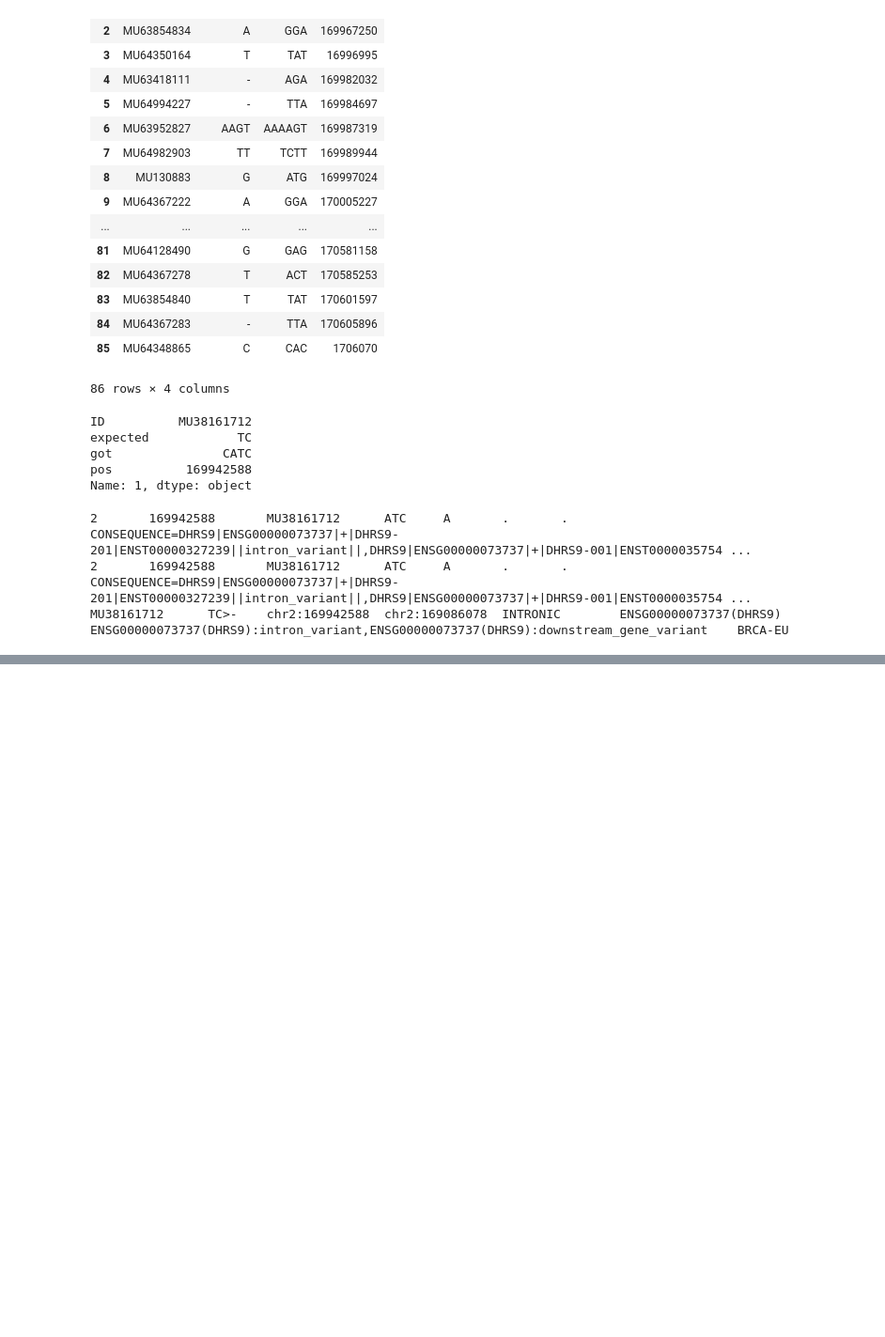
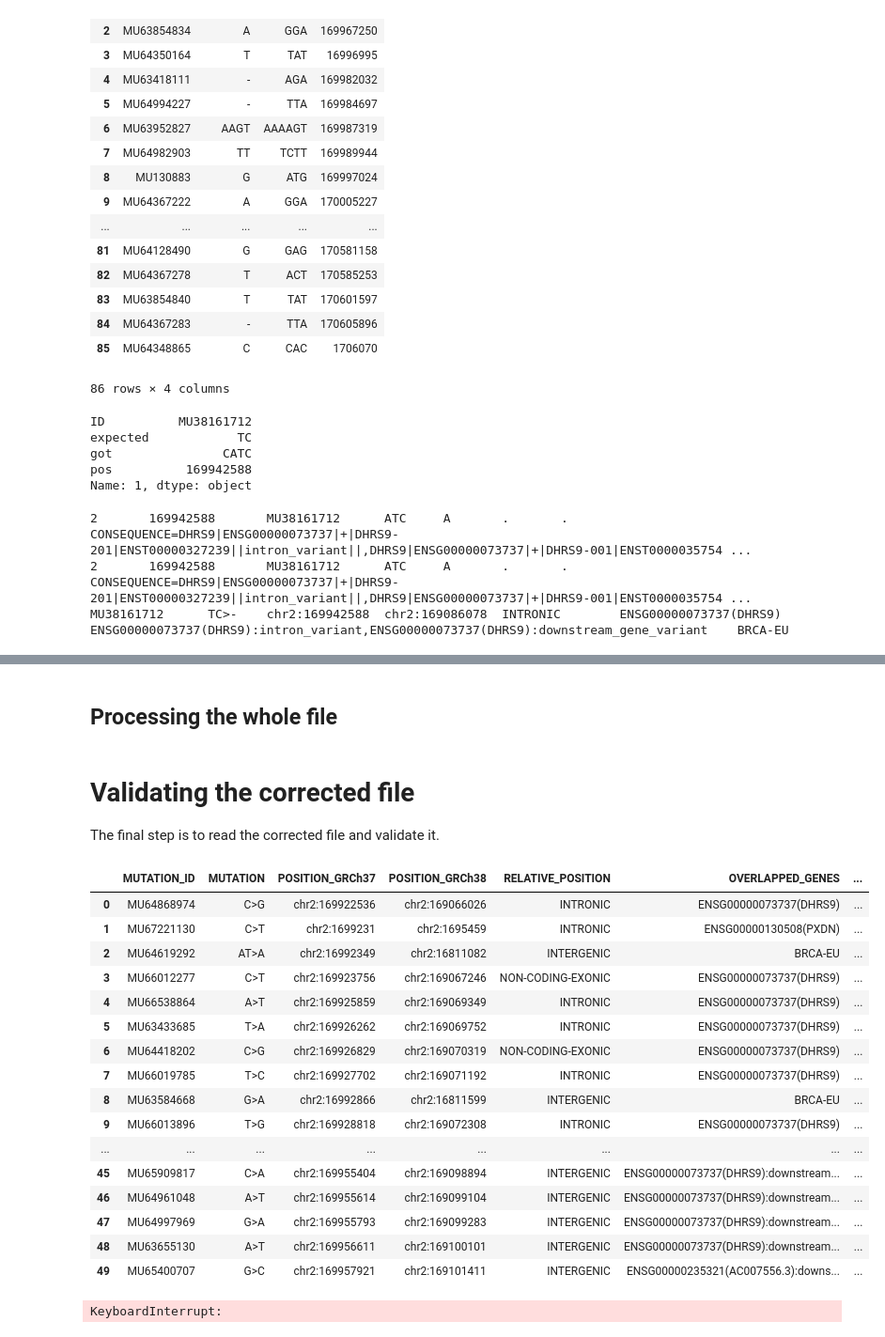
Before and after one commit to Ad115/ICGC-data-parser, a Jupyter notebook: workflows-&-examples/Verifying mutation positions.ipynb, the cells around one changed output, grey strips where cells are left out. Shown at 94% size. Drawn from its saved outputs; the diff is of its cells as text; code cells hidden in the pictures; blank space fills up the shorter version.

Commit message:
Corrected the problem with the mutations context file.

```diff
--- a/workflows-&-examples/Verifying mutation positions.ipynb
+++ b/workflows-&-examples/Verifying mutation positions.ipynb
@@ -740,0 +1044,3 @@ MU38161712      TC>-    chr2:169942588  chr2:169086078  INTRONIC        ENSG0000
+# %% [markdown]
+Processing the whole file
+-----------------------------
@@ -740,0 +1078,5 @@ MU38161712      TC>-    chr2:169942588  chr2:169086078  INTRONIC        ENSG0000
+# %% [markdown]
+Validating the corrected file
+=================
+
+The final step is to read the corrected file and validate it.
@@ -740,0 +1149,24 @@ MU38161712      TC>-    chr2:169942588  chr2:169086078  INTRONIC        ENSG0000
+# %%
+mutations_reader = pd.read_table('~/results/corrected_mutations2.tsv',
+                                 delim_whitespace=True,
+                                 iterator=True)
+corrected = mutations_reader.get_chunk(50)
+corrected
+# %% [output]
+|  | MUTATION_ID | MUTATION | POSITION_GRCh37 | POSITION_GRCh38 | RELATIVE_POSITION | OVERLAPPED_GENES | ... |
+| 0 | MU64868974 | C>G | chr2:169922536 | chr2:169066026 | INTRONIC | ENSG00000073737(DHRS9) | ... |
+| 1 | MU67221130 | C>T | chr2:1699231 | chr2:1695459 | INTRONIC | ENSG00000130508(PXDN) | ... |
+| 2 | MU64619292 | AT>A | chr2:16992349 | chr2:16811082 | INTERGENIC | BRCA-EU | ... |
+| 3 | MU66012277 | C>T | chr2:169923756 | chr2:169067246 | NON-CODING-EXONIC | ENSG00000073737(DHRS9) | ... |
+| 4 | MU66538864 | A>T | chr2:169925859 | chr2:169069349 | INTRONIC | ENSG00000073737(DHRS9) | ... |
+| 5 | MU63433685 | T>A | chr2:169926262 | chr2:169069752 | INTRONIC | ENSG00000073737(DHRS9) | ... |
+| 6 | MU64418202 | C>G | chr2:169926829 | chr2:169070319 | NON-CODING-EXONIC | ENSG00000073737(DHRS9) | ... |
+| 7 | MU66019785 | T>C | chr2:169927702 | chr2:169071192 | INTRONIC | ENSG00000073737(DHRS9) | ... |
+| 8 | MU63584668 | G>A | chr2:16992866 | chr2:16811599 | INTERGENIC | BRCA-EU | ... |
+| 9 | MU66013896 | T>G | chr2:169928818 | chr2:169072308 | INTRONIC | ENSG00000073737(DHRS9) | ... |
+| ... | ... | ... | ... | ... | ... | ... | ... |
+| 45 | MU65909817 | C>A | chr2:169955404 | chr2:169098894 | INTERGENIC | ENSG00000073737(DHRS9):downstream... | ... |
+| 46 | MU64961048 | A>T | chr2:169955614 | chr2:169099104 | INTERGENIC | ENSG00000073737(DHRS9):downstream... | ... |
+| 47 | MU64997969 | G>A | chr2:169955793 | chr2:169099283 | INTERGENIC | ENSG00000073737(DHRS9):downstream... | ... |
+| 48 | MU63655130 | A>T | chr2:169956611 | chr2:169100101 | INTERGENIC | ENSG00000073737(DHRS9):downstream... | ... |
+| 49 | MU65400707 | G>C | chr2:169957921 | chr2:169101411 | INTERGENIC | ENSG00000235321(AC007556.3):downs... | ... |
@@ -740,0 +1177,23 @@ MU38161712      TC>-    chr2:169942588  chr2:169086078  INTRONIC        ENSG0000
+# %%
+from pprint import pprint
+
+invalid_grch37 = []
+invalid_grch38 = []
+
+# Iterate through each chunk
+for i, mutation_chunk in enumerate(mutations_reader):
+    # Validate the chunk
+    new_invalid_grch37 = validate_mutations(mutation_chunk, assembly='GRCh37')
+    new_invalid_grch38 = validate_mutations(mutation_chunk, assembly='GRCh38')
+    print('Chunk: ', i, '-'*20)
+    pprint(new_invalid_grch37)
+    print('\n')
+    pprint(new_invalid_grch38)
+
+    invalid_grch37 += new_invalid_grch37
+    invalid_grch38 += new_invalid_grch38
+
+pprint(invalid_grch37)
+pprint(invalid_grch38)
+# %% [output]
+KeyboardInterrupt:
```
Also changed, not shown: parts of 34 cells of this notebook, 1 other file.
